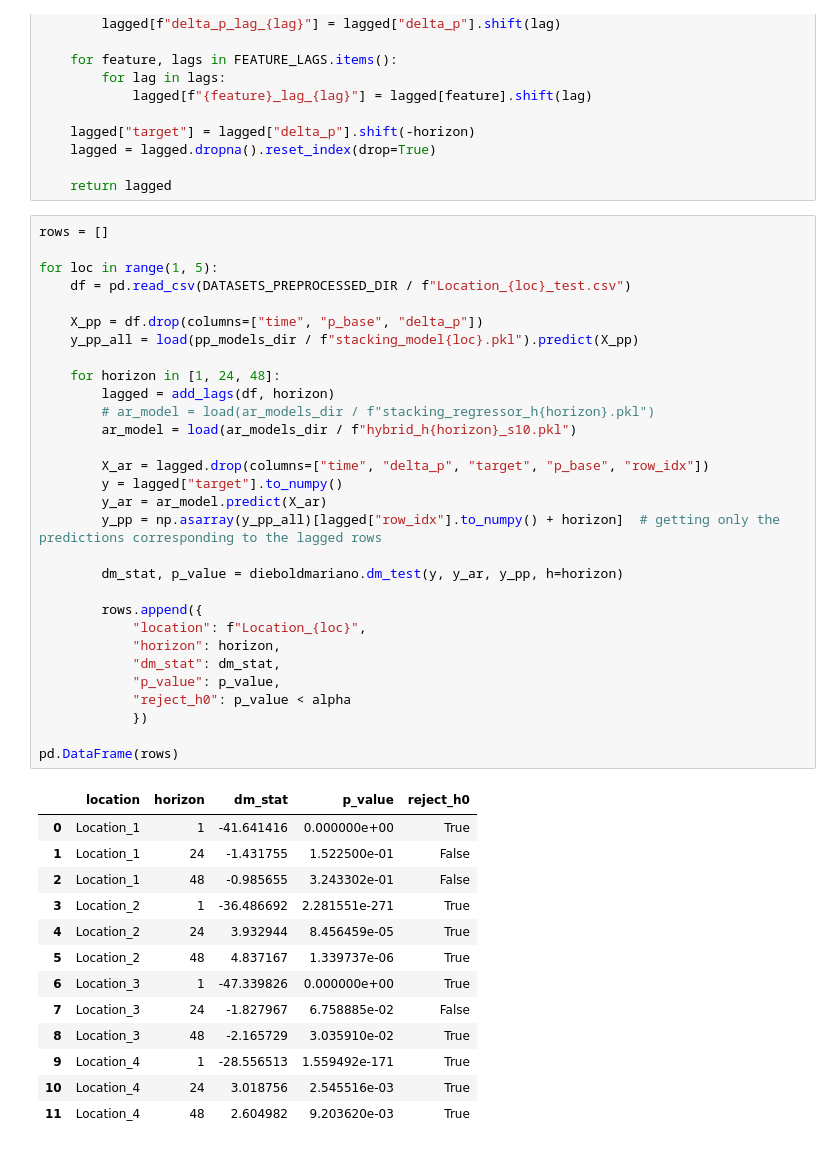
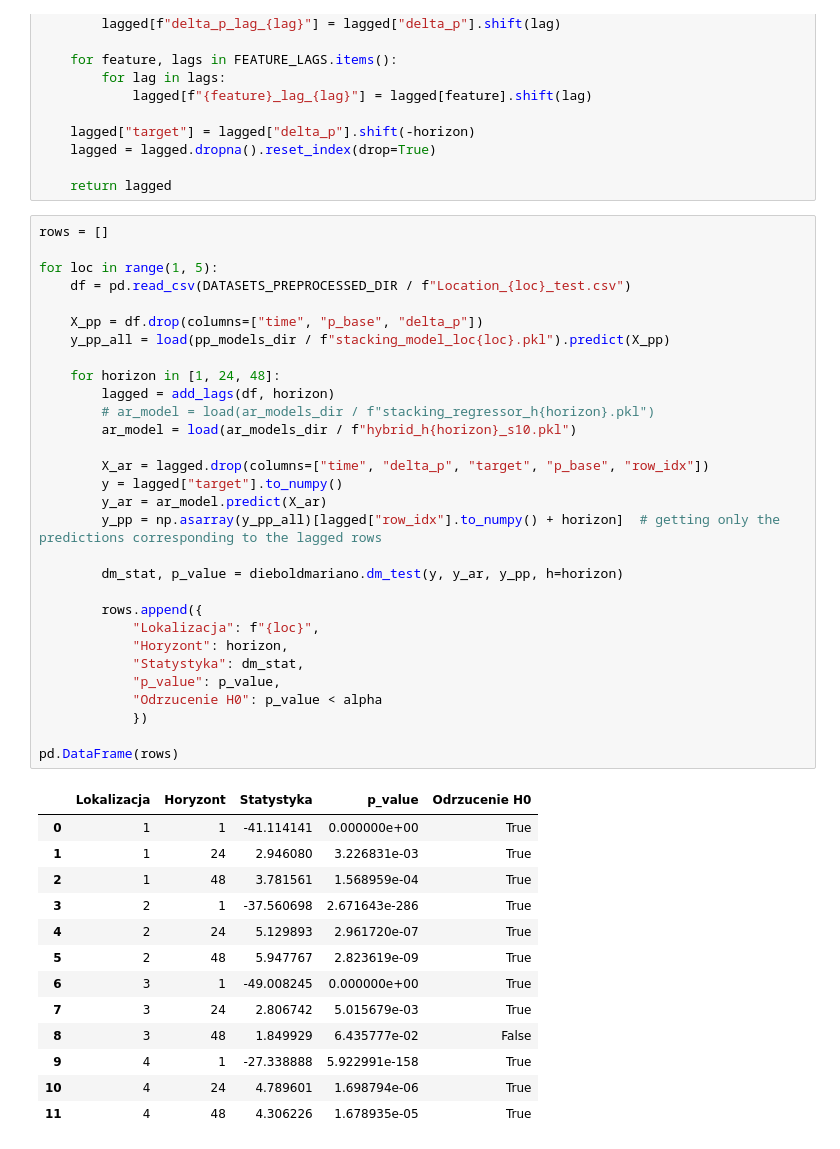
Before and after one commit to Kubste/projekt-naukowo-wdrozeniowy, a Jupyter notebook: statistical_tests/diebold_mariano.ipynb, the cells around one changed output. Cells and saved outputs as stored; diff of their text form.

```diff
--- a/statistical_tests/diebold_mariano.ipynb
+++ b/statistical_tests/diebold_mariano.ipynb
@@ -40,44 +40,44 @@ def add_lags(df, horizon):
 # %%
 rows = []
 
 for loc in range(1, 5):
     df = pd.read_csv(DATASETS_PREPROCESSED_DIR / f"Location_{loc}_test.csv")
 
     X_pp = df.drop(columns=["time", "p_base", "delta_p"])
-    y_pp_all = load(pp_models_dir / f"stacking_model{loc}.pkl").predict(X_pp)
+    y_pp_all = load(pp_models_dir / f"stacking_model_loc{loc}.pkl").predict(X_pp)
 
     for horizon in [1, 24, 48]:
         lagged = add_lags(df, horizon)
         # ar_model = load(ar_models_dir / f"stacking_regressor_h{horizon}.pkl")
         ar_model = load(ar_models_dir / f"hybrid_h{horizon}_s10.pkl")
 
         X_ar = lagged.drop(columns=["time", "delta_p", "target", "p_base", "row_idx"])
         y = lagged["target"].to_numpy()
         y_ar = ar_model.predict(X_ar)
         y_pp = np.asarray(y_pp_all)[lagged["row_idx"].to_numpy() + horizon]  # getting only the predictions corresponding to the lagged rows
 
         dm_stat, p_value = dieboldmariano.dm_test(y, y_ar, y_pp, h=horizon)
 
         rows.append({
-            "location": f"Location_{loc}",
-            "horizon": horizon,
-            "dm_stat": dm_stat,
+            "Lokalizacja": f"{loc}",
+            "Horyzont": horizon,
+            "Statystyka": dm_stat,
             "p_value": p_value,
-            "reject_h0": p_value < alpha
+            "Odrzucenie H0": p_value < alpha
             })
 
 pd.DataFrame(rows)
 # %% [output]
-|  | location | horizon | dm_stat | p_value | reject_h0 |
-| 0 | Location_1 | 1 | -41.641416 | 0.000000e+00 | True |
-| 1 | Location_1 | 24 | -1.431755 | 1.522500e-01 | False |
-| 2 | Location_1 | 48 | -0.985655 | 3.243302e-01 | False |
-| 3 | Location_2 | 1 | -36.486692 | 2.281551e-271 | True |
-| 4 | Location_2 | 24 | 3.932944 | 8.456459e-05 | True |
-| 5 | Location_2 | 48 | 4.837167 | 1.339737e-06 | True |
-| 6 | Location_3 | 1 | -47.339826 | 0.000000e+00 | True |
-| 7 | Location_3 | 24 | -1.827967 | 6.758885e-02 | False |
-| 8 | Location_3 | 48 | -2.165729 | 3.035910e-02 | True |
-| 9 | Location_4 | 1 | -28.556513 | 1.559492e-171 | True |
-| 10 | Location_4 | 24 | 3.018756 | 2.545516e-03 | True |
-| 11 | Location_4 | 48 | 2.604982 | 9.203620e-03 | True |
+|  | Lokalizacja | Horyzont | Statystyka | p_value | Odrzucenie H0 |
+| 0 | 1 | 1 | -41.114141 | 0.000000e+00 | True |
+| 1 | 1 | 24 | 2.946080 | 3.226831e-03 | True |
+| 2 | 1 | 48 | 3.781561 | 1.568959e-04 | True |
+| 3 | 2 | 1 | -37.560698 | 2.671643e-286 | True |
+| 4 | 2 | 24 | 5.129893 | 2.961720e-07 | True |
+| 5 | 2 | 48 | 5.947767 | 2.823619e-09 | True |
+| 6 | 3 | 1 | -49.008245 | 0.000000e+00 | True |
+| 7 | 3 | 24 | 2.806742 | 5.015679e-03 | True |
+| 8 | 3 | 48 | 1.849929 | 6.435777e-02 | False |
+| 9 | 4 | 1 | -27.338888 | 5.922991e-158 | True |
+| 10 | 4 | 24 | 4.789601 | 1.698794e-06 | True |
+| 11 | 4 | 48 | 4.306226 | 1.678935e-05 | True |
```
Also changed, not shown: 2 other files.
